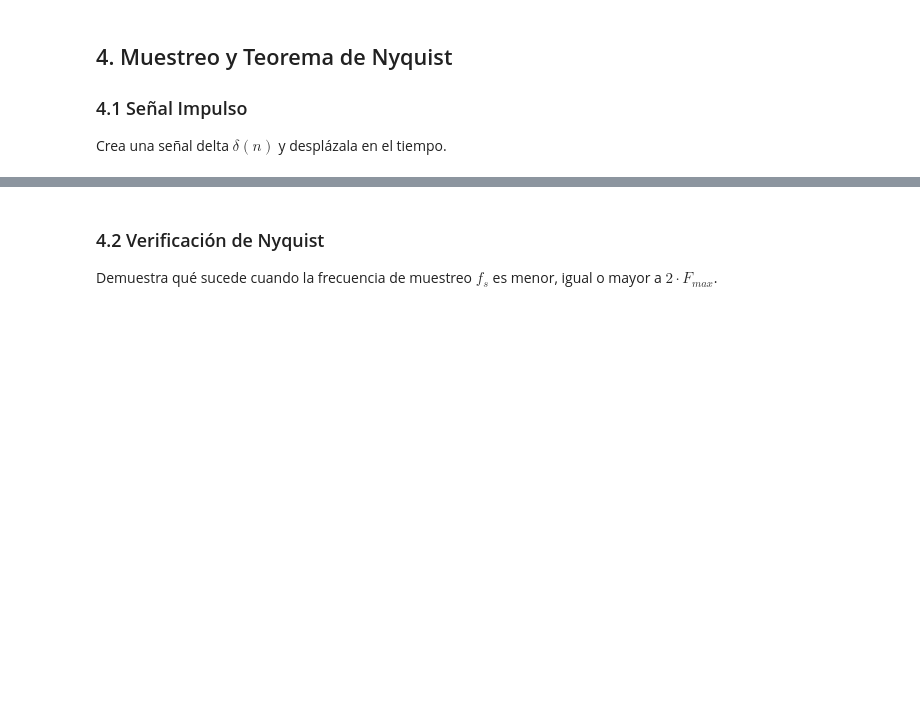
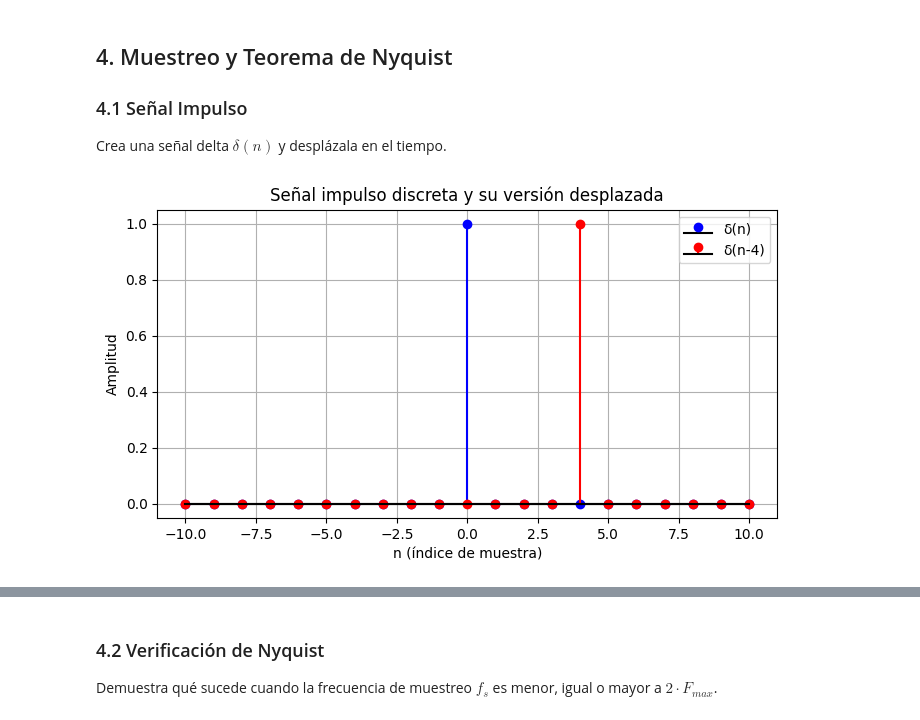
Before and after one commit to camiloladinom-netizen/Procesamiento-digital-multimedia, a Jupyter notebook: Actividad 1/Actividad_1_2026.ipynb, the cells around one changed output, grey strips where cells are left out. Drawn from its saved outputs; the diff is of its cells as text; code cells hidden in the pictures; blank space fills up the shorter version.

```diff
--- a/Actividad 1/Actividad_1_2026.ipynb
+++ b/Actividad 1/Actividad_1_2026.ipynb
@@ -38,3 +204,81 @@ En multimedia, el ruido no es solo 'error', es un fenómeno estocástico que pue
 Crea una señal delta $\delta(n)$ y desplázala en el tiempo.
 # %%
 # Implementa una señal impulso desplazada
+import numpy as np               # NumPy para manejar arreglos numéricos.
+import matplotlib.pyplot as plt  # Matplotlib para graficar.
+
+# -----------------------------
+# 1) DEFINIR EJE DISCRETO n
+# -----------------------------
+
+n = np.arange(-10, 11)
+# Crea un vector de enteros desde -10 hasta 10 (incluye ambos).
+# Este vector representa los índices discretos n donde definiremos la señal δ(n).
+
+# -----------------------------
+# 2) CREAR LA SEÑAL IMPULSO δ(n)
+# -----------------------------
+
+delta = np.zeros(len(n))
+# Crea un arreglo de ceros del mismo largo que 'n'. Inicialmente, la señal es todo 0.
+
+delta[n == 0] = 1
+# Asigna el valor 1 en la posición donde n == 0.
+# Esto implementa la definición de la delta discreta:
+# δ(n) = 1 si n = 0, y 0 en cualquier otro n.
+
+# -----------------------------
+# 3) CREAR EL IMPULSO DESPLAZADO δ(n - n0)
+# -----------------------------
+
+n0 = 4              # Cantidad de desplazamiento hacia la derecha (en muestras).
+delta_shift = np.zeros(len(n))  # Nuevo arreglo de ceros para la versión desplazada.
+
+delta_shift[n == n0] = 1
+# Asigna 1 en la posición donde n == 4.
+# Esto corresponde a δ(n - 4): el impulso se "enciende" en n = 4 en lugar de n = 0.
+
+# -----------------------------
+# 4) GRÁFICO DE AMBAS SEÑALES
+# -----------------------------
+
+plt.figure(figsize=(8, 4))  # Crea una figura de 8x4 pulgadas.
+
+# Señal δ(n) original
+plt.stem(n, delta,
+         linefmt='b-',      # Estilo de línea azul.
+         markerfmt='bo',    # Marcador azul en los puntos.
+         basefmt='k-',      # Línea base en negro.
+         label="δ(n)")      # Etiqueta para la leyenda.
+
+# Señal δ(n - 4) desplazada
+plt.stem(n, delta_shift,
+         linefmt='r-',      # Estilo de línea roja para la señal desplazada.
+         markerfmt='ro',    # Marcador rojo en los puntos.
+         basefmt='k-',      # Misma línea base.
+         label="δ(n-4)")    # Etiqueta para la leyenda.
+
+plt.title("Señal impulso discreta y su versión desplazada")  # Título del gráfico.
+plt.xlabel("n (índice de muestra)")                         # Etiqueta eje X.
+plt.ylabel("Amplitud")                                      # Etiqueta eje Y.
+plt.legend()                                                # Muestra la leyenda.
+plt.grid(True)                                              # Activa la grilla.
+plt.show()                                                  # Muestra el gráfico.
+
+# -----------------------------
+# 5) TEXTO EXPLICATIVO
+# -----------------------------
+
+print("Explicación de la señal impulso:")
+print(
+    "La señal δ(n) (en azul) es un impulso discreto: vale 1 únicamente en n = 0 y 0 en el resto\n"
+    "de las muestras. Representa el 'ladrillo básico' con el que se puede construir cualquier\n"
+    "señal discreta mediante desplazamientos y escalamientos, tal como se discutió en clase.\n"
+)
+print(
+    "La señal δ(n-4) (en rojo) corresponde al mismo impulso desplazado 4 muestras hacia la derecha.\n"
+    "Esto significa que ahora el valor 1 aparece en n = 4 en lugar de n = 0, ilustrando cómo un\n"
+    "desplazamiento temporal se representa simplemente cambiando el índice donde la delta es distinta de cero."
+)
+# %% [output]
+[figure, added]
```
Also changed, not shown: parts of 11 cells of this notebook.
